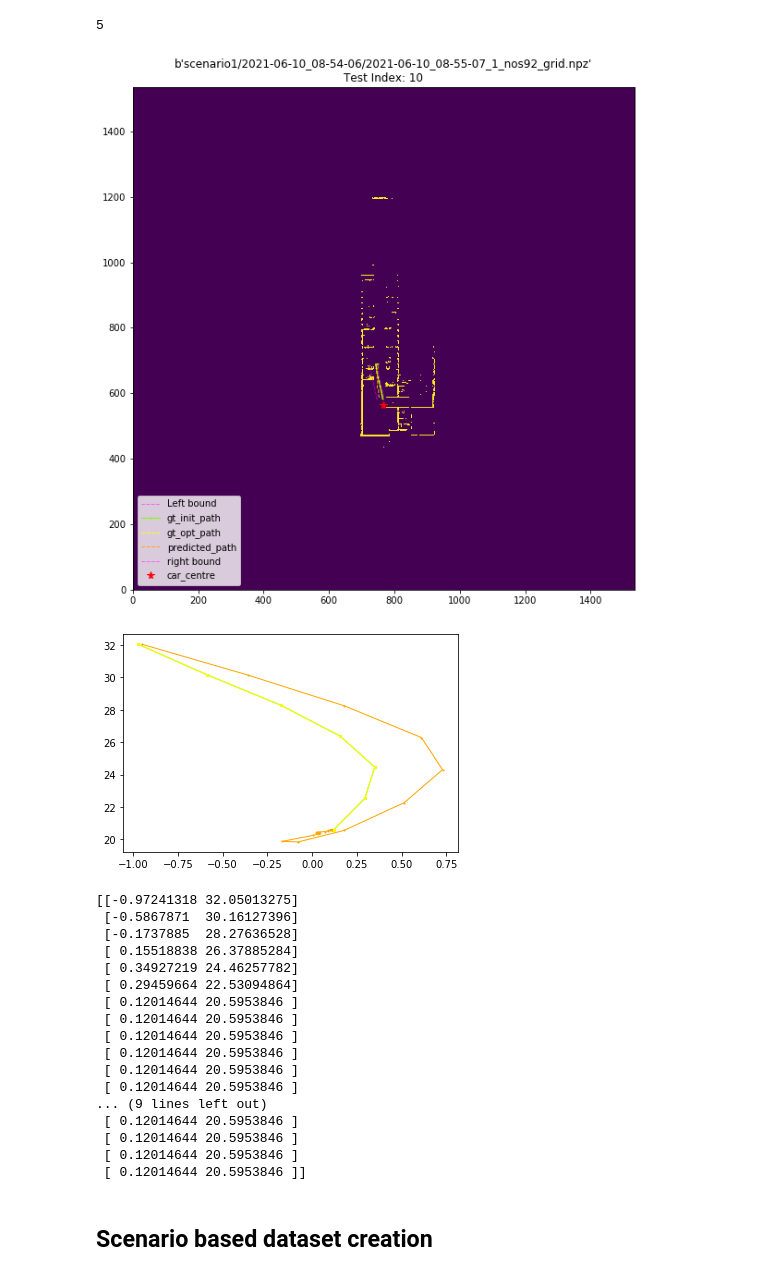
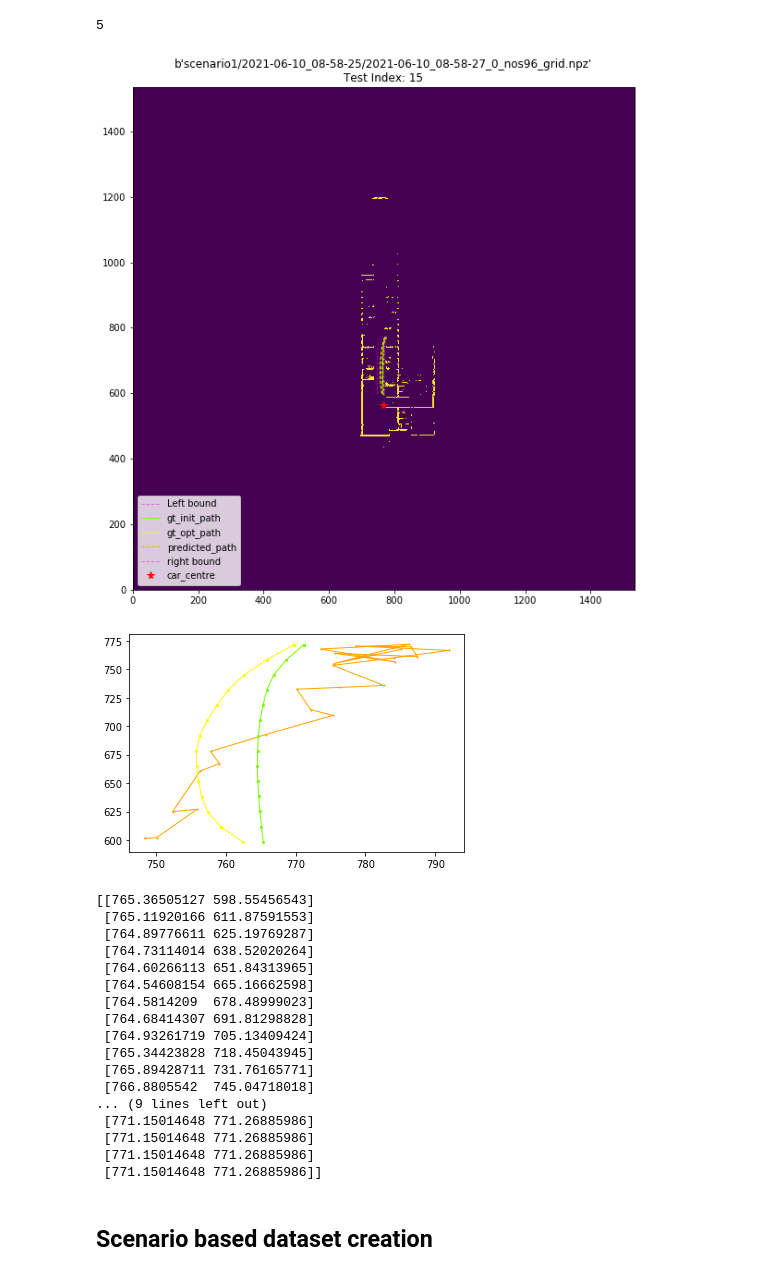
Before and after one commit to saitejamalyala/rosbag2numpy, a Jupyter notebook: test_model.ipynb, the cells around one changed output. Drawn from its saved outputs; the diff is of its cells as text; code cells hidden in the pictures.

```diff
--- a/test_model.ipynb
+++ b/test_model.ipynb
@@ -123,6 +144,10 @@ test_loss,test_accuracy = pp_model.evaluate(ds_test)
 '\nopt = tf.keras.optimizers.Adam(learning_rate=0.02)\npp_model.compile(\n        optimizer=opt, \n        loss=[euclidean_distance_loss,endpoint_loss],\n        loss_weights=params.get("loss_weights" ...
 # %%
 %%time
+from time import time
+start = time()
 predictions = pp_model.predict(ds_test)
+end = time()
+print(f"LAtency: {end-start}")
 #np.shape(predictions)
 # %% [output]
@@ -241,24 +329,24 @@ print(len(predictions[0:5]))
 # %% [output]
 5
 # %%
-test_idx= 10#15#143#12#785#1000#28#530#143#120#15#1300#530#320#50#1050
+test_idx= 15#143#143#250#12#250#10#15#143#12#785#1000#28#530#143#120#15#1300#530#320#50#1050
 #%matplotlib agg
 #for test_idx in trange(0,len(predictions)):
 test_data={}
 test_data["grid_map"]= np_tst_gridmap[test_idx]
 test_data["grid_org_res"]= np_tst_grid_org_res[test_idx]
 test_data["left_bnd"]= np_tst_left_bnd[test_idx]
 test_data["right_bnd"]= np_tst_right_bnd[test_idx]
 test_data["car_odo"]= np_tst_car_odo[test_idx]
 test_data["init_path"]= np_tst_init_path[test_idx]
 test_data["opt_path"]= np_tst_opt_path[test_idx]
 test_data["predictions"] = predictions[test_idx]
 test_data["file_details"] = list_tst_file_details[test_idx]
 test_data["testidx"] = test_idx
 #print(test_data["left_bnd"])
 plot_scene(test_data)
 # %% [output]
-[figure, old version]
+[figure, new version]
 # %%
 plt.plot(predictions[test_idx][:,0],predictions[test_idx][:,1],'-o', color = 'orange', markersize=1, linewidth=1)
 plt.plot(np_tst_init_path[test_idx][:,0],np_tst_init_path[test_idx][:,1],'-o', color='lawngreen',markersize=2, linewidth=1)
@@ -267,24 +355,24 @@ plt.show()
 
 print(np_tst_init_path[test_idx])
 # %% [output]
-[figure, old version]
+[figure, new version]
-[[-0.97241318 32.05013275]
- [-0.5867871  30.16127396]
- [-0.1737885  28.27636528]
- [ 0.15518838 26.37885284]
- [ 0.34927219 24.46257782]
- [ 0.29459664 22.53094864]
- [ 0.12014644 20.5953846 ]
- [ 0.12014644 20.5953846 ]
- [ 0.12014644 20.5953846 ]
- [ 0.12014644 20.5953846 ]
- [ 0.12014644 20.5953846 ]
- [ 0.12014644 20.5953846 ]
+[[765.36505127 598.55456543]
+ [765.11920166 611.87591553]
+ [764.89776611 625.19769287]
+ [764.73114014 638.52020264]
+ [764.60266113 651.84313965]
+ [764.54608154 665.16662598]
+ [764.5814209  678.48999023]
+ [764.68414307 691.81298828]
+ [764.93261719 705.13409424]
+ [765.34423828 718.45043945]
+ [765.89428711 731.76165771]
+ [766.8805542  745.04718018]
 ... (9 lines left out)
- [ 0.12014644 20.5953846 ]
- [ 0.12014644 20.5953846 ]
- [ 0.12014644 20.5953846 ]
- [ 0.12014644 20.5953846 ]]
+ [771.15014648 771.26885986]
+ [771.15014648 771.26885986]
+ [771.15014648 771.26885986]
+ [771.15014648 771.26885986]]
 # %% [markdown]
 ## Scenario based dataset creation
 # %%
```
Also changed, not shown: parts of 7 cells of this notebook, 5 other files.
